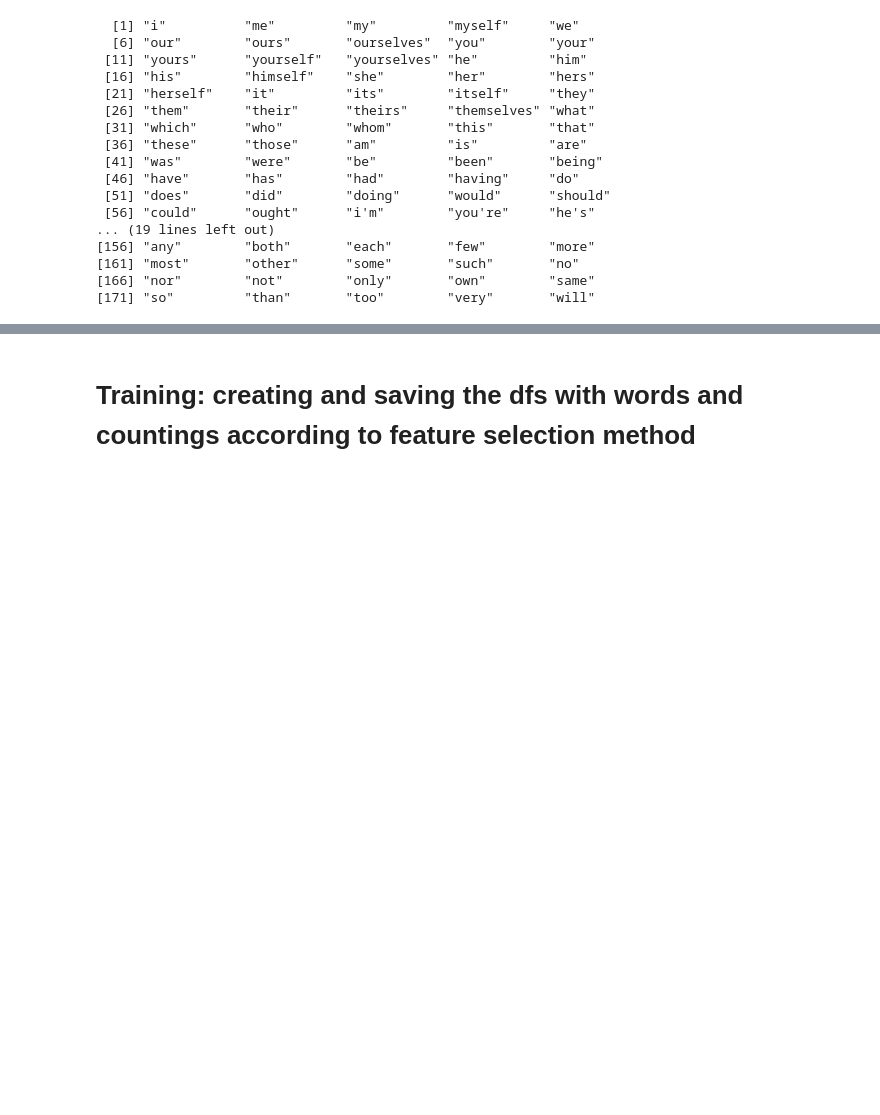
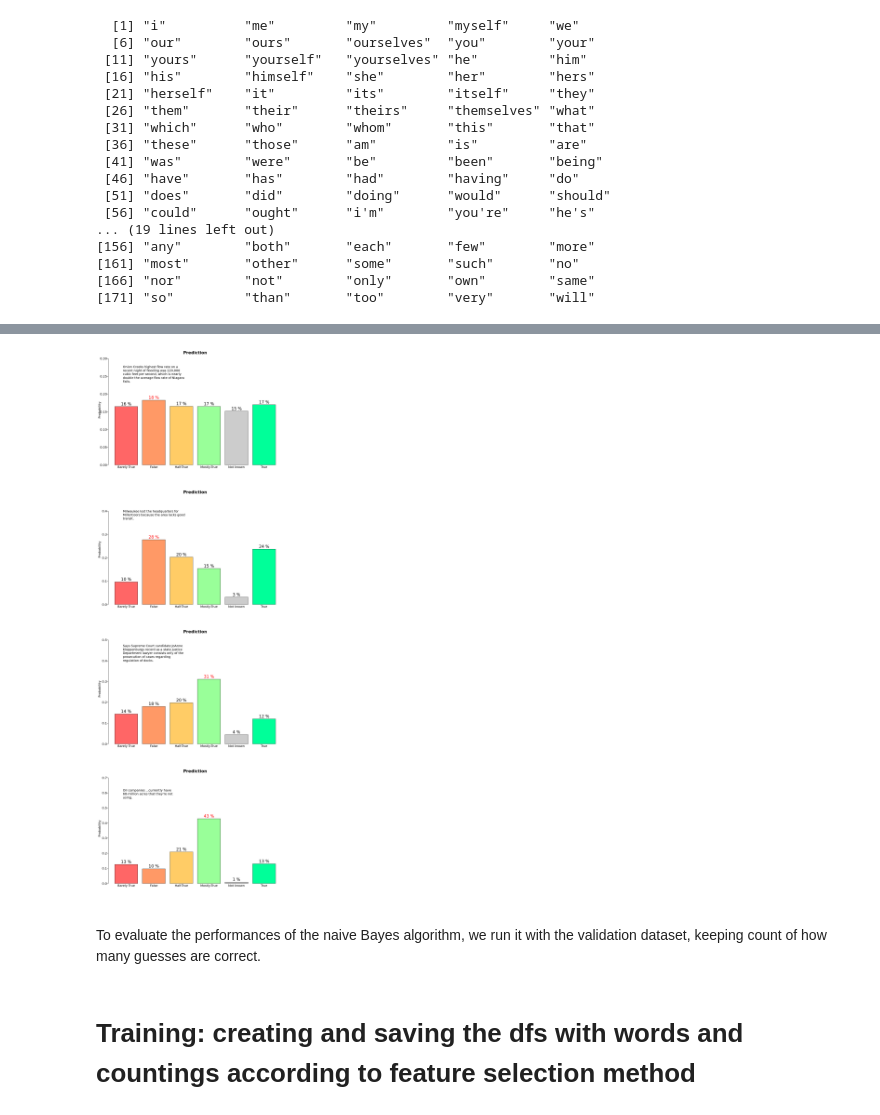
Before and after one commit to tommaso-bertola/falsehoods-sieve, a Jupyter notebook: falsehood_sieve-runnable.ipynb, the cells around one changed output, grey strips where cells are left out. Saved outputs shown, nothing was run; the diff lists cells and outputs as text; code cells hidden in the pictures; blank space fills up the shorter version.

```diff
--- a/falsehood_sieve-runnable.ipynb
+++ b/falsehood_sieve-runnable.ipynb
@@ -194,0 +230,50 @@ Here is the code to be run in order to classify the messages
+# %%
+# get the countings for all the words
+counts <- vocabulary(train.df.train, tags_numbers)
+
+# vocabulary optimized with feature selection (other methods are discussed below)
+naive.bayes.vocabulary <- feature_selection.frequency_mean(counts, n_classes, frac = 0.3)
+
+# compute denominator of likelihood (for optimization issues, this is done outside other functions)
+denominator <- likelihood.denominator(naive.bayes.vocabulary)
+
+# compute the likelihood dataframe for each tokenized and unique word
+likelihood.token <- likelihood(naive.bayes.vocabulary, denominator)
+# %%
+# plotting configurations
+options(repr.plot.height = 30, repr.plot.width = 10)
+par(mar = c(10, 5, 2, 0), mgp = c(3, 0.5, 0), mfrow = c(4, 1), cex.axis = 1.5, cex.lab = 1.4,
+    cex.main = 2)
+
+# show 4 examples
+for (i in 1:4) {
+
+    # get the text of the message from the test dataset
+    line <- test.df[runif(n = 1, min = 1, max = nrow(test.df)), ]
+    msg <- line$Text
+
+    # tokenize single message
+    token.list <- as.vector(tweet_tokenize(msg))
+
+    # compute the posterior of being in each class
+    probability <- bayes.probability(token.list, likelihood.token, prior.classes,
+        denominator, n_classes)
+
+    # get the predicted label, according to the max probability index
+    predicted.label <- which.max(probability)
+
+    # plot the probabilities for each class
+    b <- barplot(probability, col = colors, names = labels, las = 1, ylab = "Probability",
+        main = paste("Prediction"), ylim = c(0, 1.7 * max(probability)), cex.lab = 1.5)
+
+    text(x = b, y = probability, pos = 3, label = paste(round(probability * 100,
+        0), "%"), cex = 2, col = c(rep("black", predicted.label - 1), "red", rep("black",
+        n_classes - predicted.label)))
+
+    text(x = 0.5, y = 1.7 * max(probability) * 0.8, labels = paste(strwrap(msg, width = 40),
+        collapse = "\n"), cex = 1.5, pos = 4)
+}
+# %% [output]
+[figure, added]
+# %% [markdown]
+To evaluate the performances of the naive Bayes algorithm, we run it with the validation dataset, keeping count of how many guesses are correct.
```
Also changed, not shown: parts of 11 cells of this notebook.
